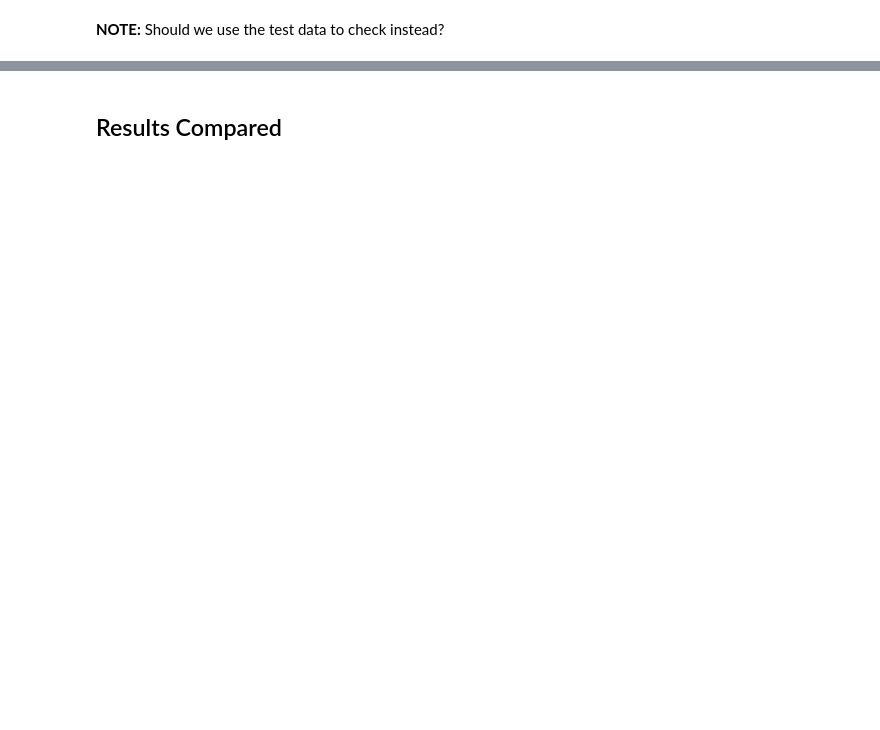
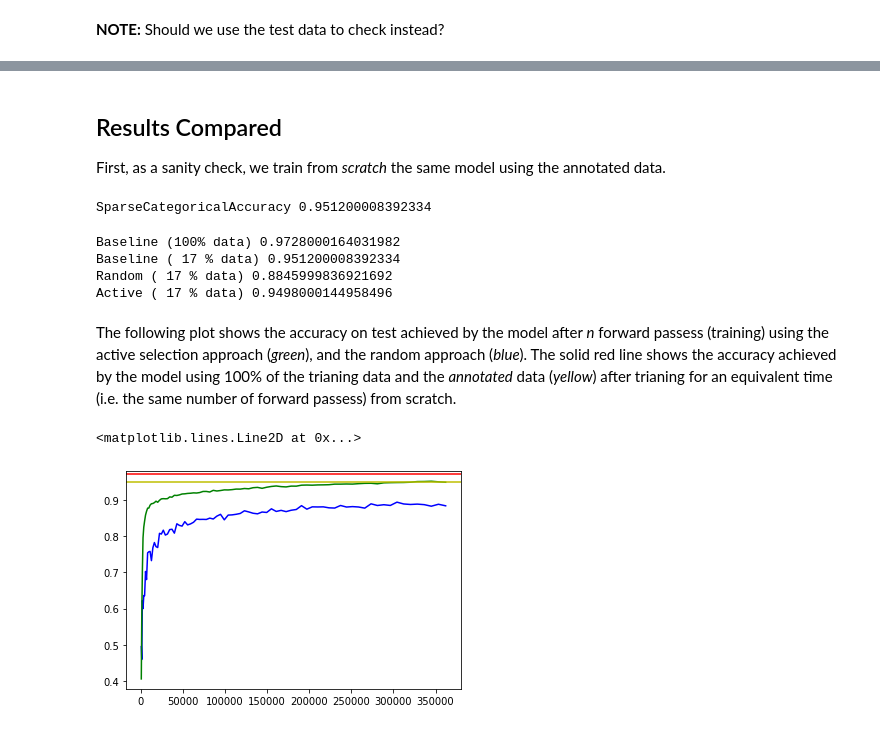
Before and after one commit to smohsinali/active-sampling, a Jupyter notebook: mnist_poc.ipynb, the cells around one changed output, grey strips where cells are left out. Saved outputs shown, nothing was run; the diff lists cells and outputs as text; code cells hidden in the pictures; blank space fills up the shorter version.

```diff
--- a/mnist_poc.ipynb
+++ b/mnist_poc.ipynb
@@ -319,4 +311,6 @@ _, metrics = active_model.evaluate(
 print("SparseCategoricalAccuracy", metrics)
 
 active_metrics = [metrics]
+active_budget = [active_spent]
+active_annotated = [len(x_train_annotated)]
 # %% [output]
@@ -390,2 +372,65 @@ SparseCategoricalAccuracy 0.8841999769210815
-# %% [markdown]
-## Results Compared
+# %% [markdown]
+## Results Compared
+
+First, as a sanity check, we train from *scratch* the same model using the annotated data.
+# %%
+cmp_epochs = int(BUDGET / len(x_train_annotated))
+
+cmp_model = tf.keras.models.Sequential([
+  tf.keras.layers.Flatten(input_shape=(28, 28)),
+  tf.keras.layers.Dense(128, activation='relu'),
+  tf.keras.layers.Dense(10)
+])
+cmp_model.compile(
+    optimizer=tf.keras.optimizers.Adam(0.001),
+    loss=tf.keras.losses.SparseCategoricalCrossentropy(from_logits=True),
+    metrics=[tf.keras.metrics.SparseCategoricalAccuracy()],
+)
+
+cmp_model.fit(
+    x=x_train_annotated,
+    y=y_train_annotated,
+    batch_size=BATCH_SIZE,
+    epochs=cmp_epochs,
+    validation_split=VALIDATION_SPLIT,
+    verbose=0,
+)
+
+_, cmp_metrics = cmp_model.evaluate(
+    x=x_test,
+    y=y_test,
+    verbose=0,
+)
+
+print("SparseCategoricalAccuracy", cmp_metrics)
+# %% [output]
+SparseCategoricalAccuracy 0.951200008392334
+# %%
+annotated_perc = len(x_train_annotated) / len(x_train)
+annotated_perc = int(annotated_perc * 100)
+
+print('Baseline (100% data)', baseline_metrics)
+print('Baseline (', annotated_perc, '% data)', cmp_metrics)
+print('Random (', annotated_perc, '% data)',random_metrics[-1])
+print('Active (', annotated_perc, '% data)',active_metrics[-1])
+# %% [output]
+Baseline (100% data) 0.9728000164031982
+Baseline ( 17 % data) 0.951200008392334
+Random ( 17 % data) 0.8845999836921692
+Active ( 17 % data) 0.9498000144958496
+# %% [markdown]
+The following plot shows the accuracy on test achieved by the model after *n* forward passess (training) using the active selection approach (*green*), and the random approach (*blue*). The solid red line shows the accuracy achieved by the model using 100% of the trianing data and the *annotated* data (*yellow*) after trianing for an equivalent time (i.e. the same number of forward passess) from scratch.
+# %%
+if np.sum(np.array(random_budget) - np.array(active_budget)) != 0:
+    print("Error: The random and active budgets do not match")
+
+if np.sum(np.array(random_annotated) - np.array(active_annotated)) != 0:
+    print("Error: The random and active annotated counts do not match")
+
+plt.plot(random_budget, random_metrics, color='b')
+plt.plot(random_budget, active_metrics, color='g')
+plt.axhline(baseline_metrics, color='r')
+plt.axhline(cmp_metrics, color='y')
+# %% [output]
+<matplotlib.lines.Line2D at 0x...>
+[figure, added]
```
Also changed, not shown: parts of 25 cells of this notebook.
